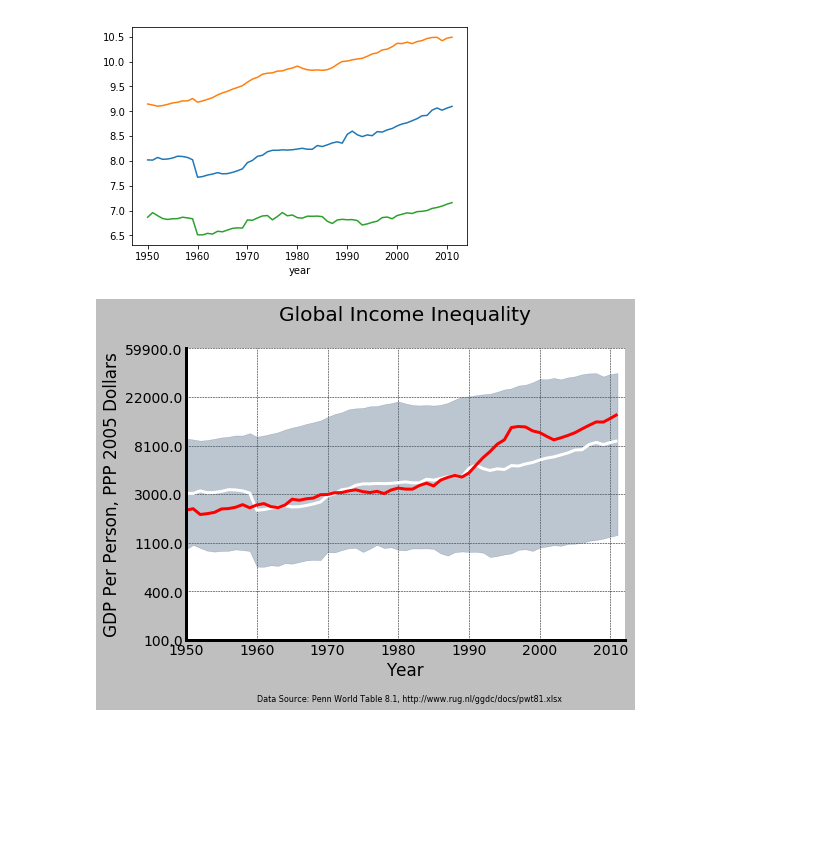
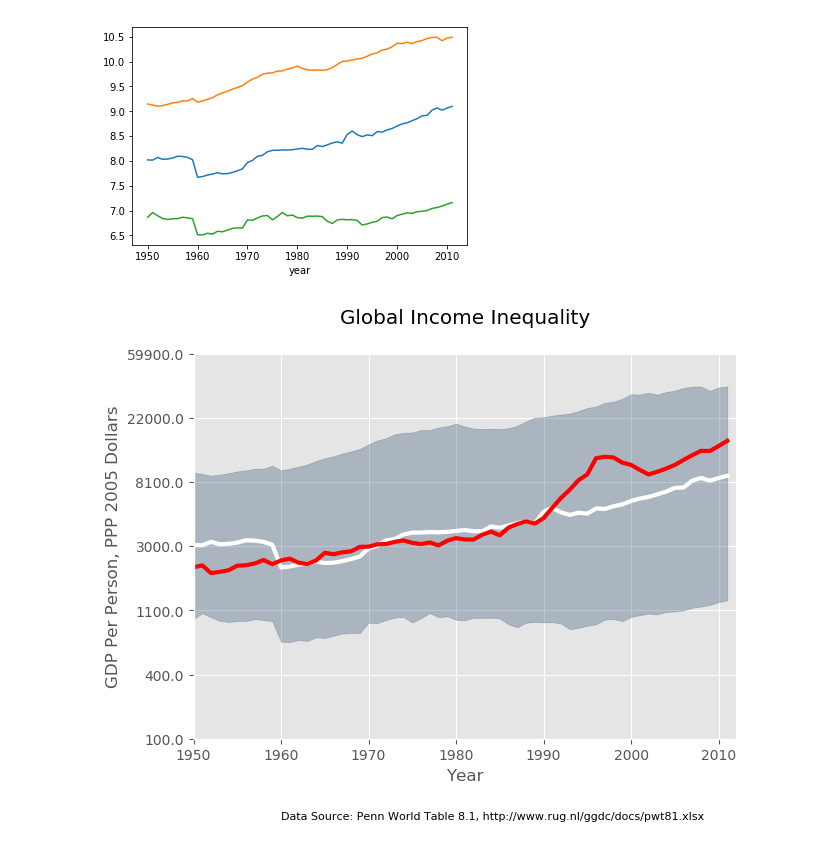
Before and after one commit to mwaugh0328/data_bootcamp_spring_2018, a Jupyter notebook: week9/inclass_0329_2018.ipynb, the cells around one changed output. Saved outputs shown, nothing was run; the diff lists cells and outputs as text; code cells hidden in the pictures; blank space fills up the shorter version.

```diff
--- a/week9/inclass_0329_2018.ipynb
+++ b/week9/inclass_0329_2018.ipynb
@@ -114,7 +114,8 @@ plt.show()
 # %% [output]
 [figure]
 # %%
-plt.style.use('grayscale')
+mpl.rcParams.update(mpl.rcParamsDefault)
+plt.style.use('ggplot')
 #plt.xkcd()
 # Here are some styles to trr
 # 'fivethirtyeight' ,ggplot, bmh, dark_background, and grayscale
@@ -134,31 +135,31 @@ ax.spines["top"].set_visible(False)
 
 ###############################################################
 # This is the new part
 
 ax.plot(med.index, np.log(pwt[pwt.countrycode == "ARG"].gdp_pop), color = 'r', lw = 3)
 
 # just plot on top, the x-axis, Korea's GDP per person, color, line width...
 
 ###############################################################
 
 ax.set_yticks(range(5,12))
 ax.set_xlim(1950,2012)
 # This sets the yticks so we can see center the graph in the middle
 
 y_label_list = np.exp(range(5,12))
 y_label_list = np.round(y_label_list,-2)
 
 ax.set_yticklabels(y_label_list)
 # This process above generates informative labels for the y-axis
 # so its not in log units, but in dollars
 
 ax.set_title("Global Income Inequality\n")
 ax.set_ylabel("GDP Per Person, PPP 2005 Dollars")
 ax.set_xlabel("Year")
 
 ax.text(1960, 3.75, "Data Source: Penn World Table 8.1, "
         "http://www.rug.nl/ggdc/docs/pwt81.xlsx", fontsize = 8)
 
 plt.show()
 # %% [output]
-[figure, old version]
+[figure, new version]
```
